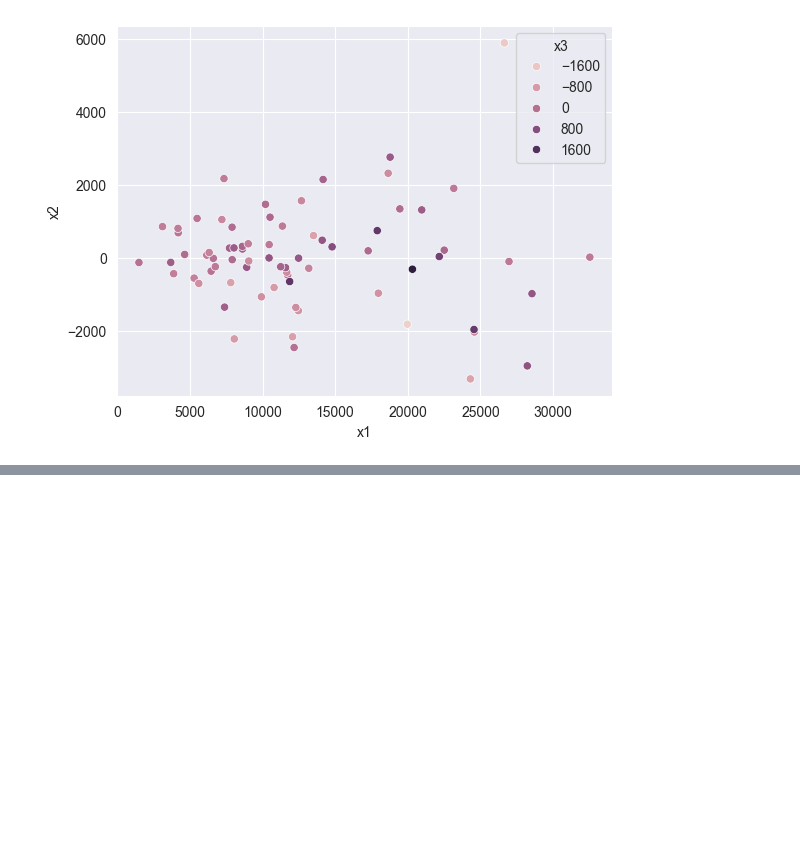
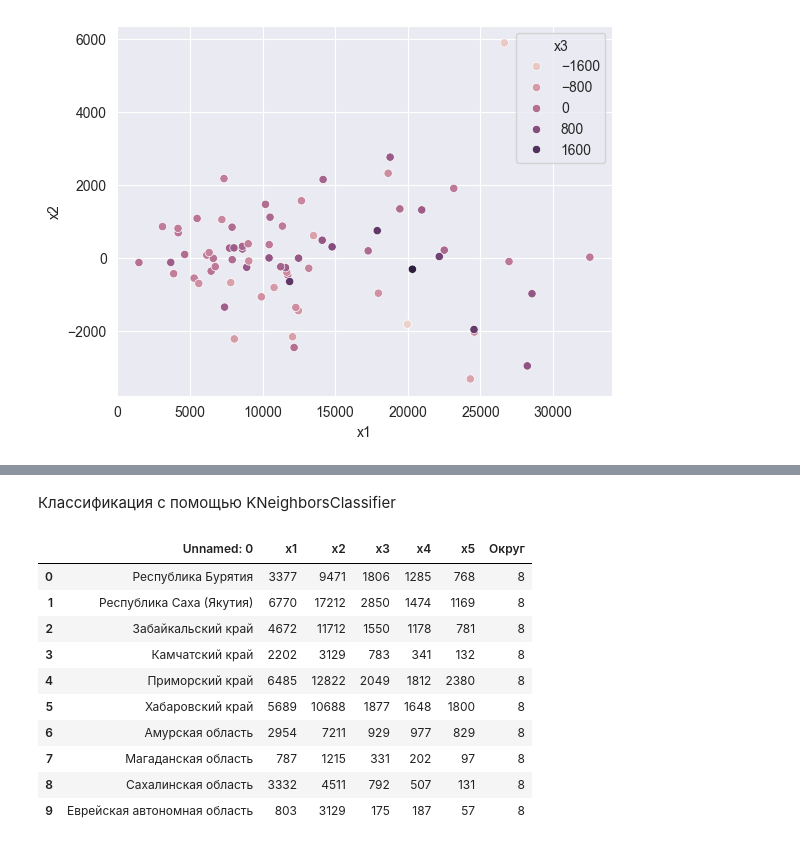
Before and after one commit to KirillPogranichny/ml-fefu-course, a Jupyter notebook: data_classification.ipynb, the cells around one changed output, grey strips where cells are left out. Cells and saved outputs as stored; diff of their text form; code cells hidden in the pictures; blank space fills up the shorter version.

```diff
--- a/data_classification.ipynb
+++ b/data_classification.ipynb
@@ -66,0 +74,28 @@ KeyError: 0
+# %% [markdown]
+Классификация с помощью KNeighborsClassifier
+# %%
+from sklearn.neighbors import KNeighborsClassifier
+
+knn = KNeighborsClassifier(n_neighbors=7)
+knn.fit(dataset_copy.loc[:, 'x1':'x5'], dataset_copy.loc[:, 'Округ'])
+
+dv = dataset_copy.loc[dataset_copy['Округ'] == 8]
+
+for i in range(len(dataset_copy.loc[:, 'Округ'])):
+    if dataset_copy['Округ'][i] == 8:
+        dataset_copy.drop(i, inplace=True)
+
+dv.reset_index(drop=True, inplace=True)
+display(dv)
+# %% [output]
+|  | Unnamed: 0 | x1 | x2 | x3 | x4 | x5 | Округ |
+| 0 | Республика Бурятия | 3377 | 9471 | 1806 | 1285 | 768 | 8 |
+| 1 | Республика Саха (Якутия) | 6770 | 17212 | 2850 | 1474 | 1169 | 8 |
+| 2 | Забайкальский край | 4672 | 11712 | 1550 | 1178 | 781 | 8 |
+| 3 | Камчатский край | 2202 | 3129 | 783 | 341 | 132 | 8 |
+| 4 | Приморский край | 6485 | 12822 | 2049 | 1812 | 2380 | 8 |
+| 5 | Хабаровский край | 5689 | 10688 | 1877 | 1648 | 1800 | 8 |
+| 6 | Амурская область | 2954 | 7211 | 929 | 977 | 829 | 8 |
+| 7 | Магаданская область | 787 | 1215 | 331 | 202 | 97 | 8 |
+| 8 | Сахалинская область | 3332 | 4511 | 792 | 507 | 131 | 8 |
+| 9 | Еврейская автономная область | 803 | 3129 | 175 | 187 | 57 | 8 |
```
Also changed, not shown: parts of 7 cells of this notebook, 1 other file.
